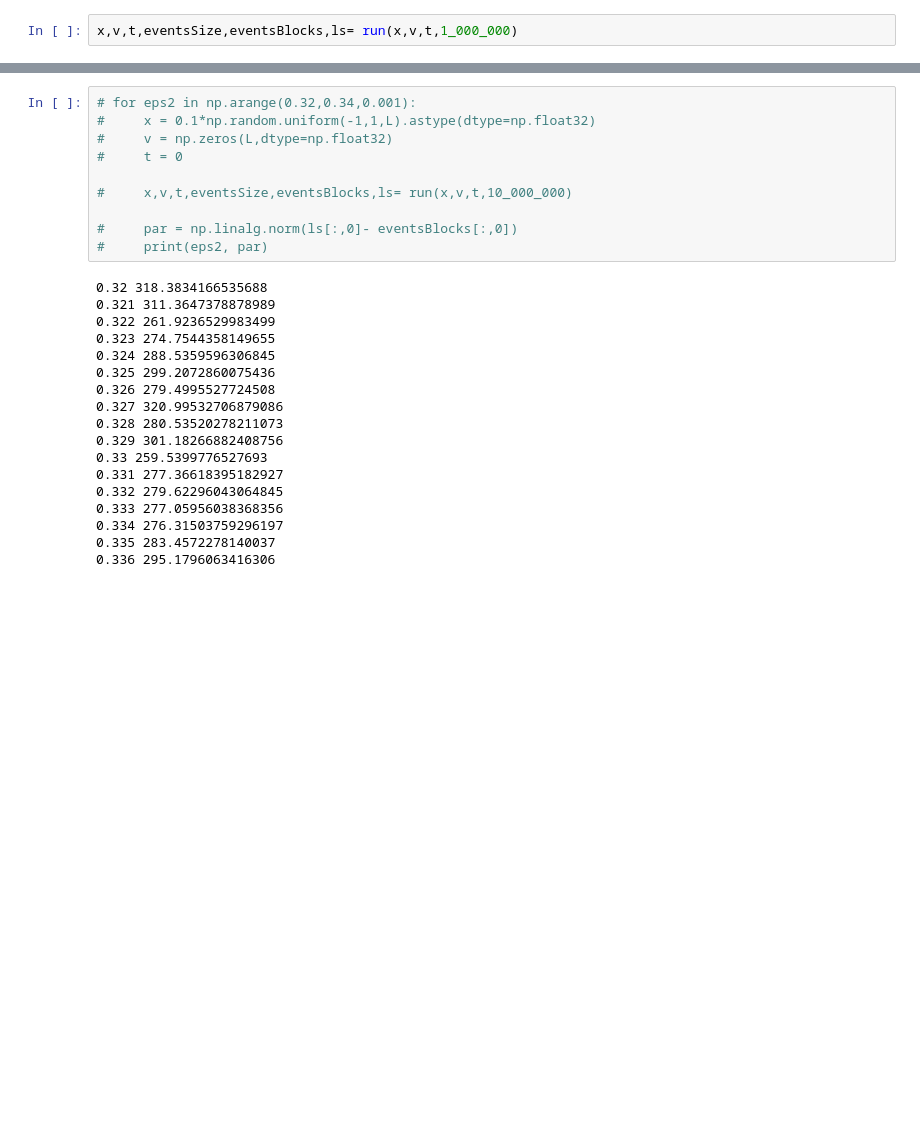
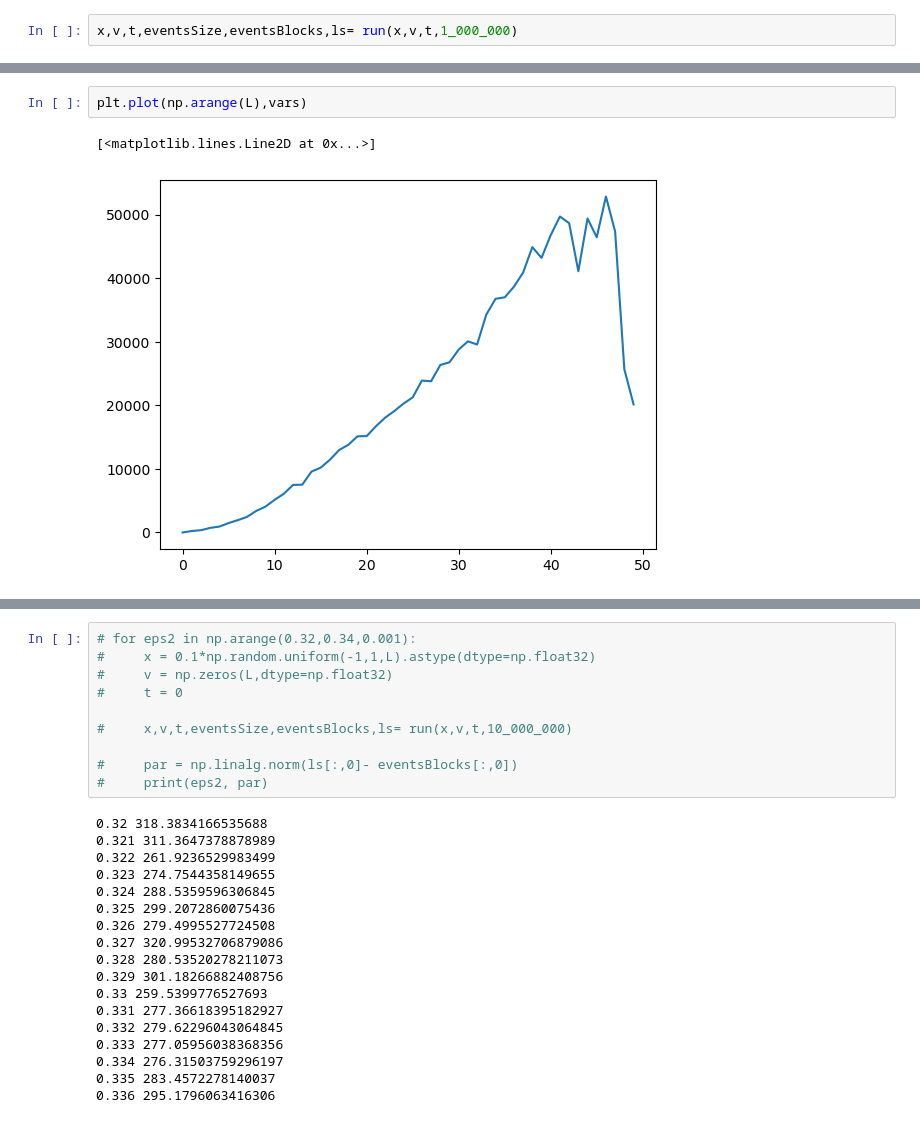
Before and after one commit to alireza-astane/Burridge_Knopoff_Model, a Jupyter notebook: NumericSolu.ipynb, the cells around one changed output, grey strips where cells are left out. Saved outputs shown, nothing was run; the diff lists cells and outputs as text; blank space fills up the shorter version.

```diff
--- a/NumericSolu.ipynb
+++ b/NumericSolu.ipynb
@@ -181,0 +269,5 @@ print(num)
+# %%
+plt.plot(np.arange(L),vars)
+# %% [output]
+[<matplotlib.lines.Line2D at 0x...>]
+[figure, added]
```
Also changed, not shown: parts of 21 cells of this notebook, 4 other files.
